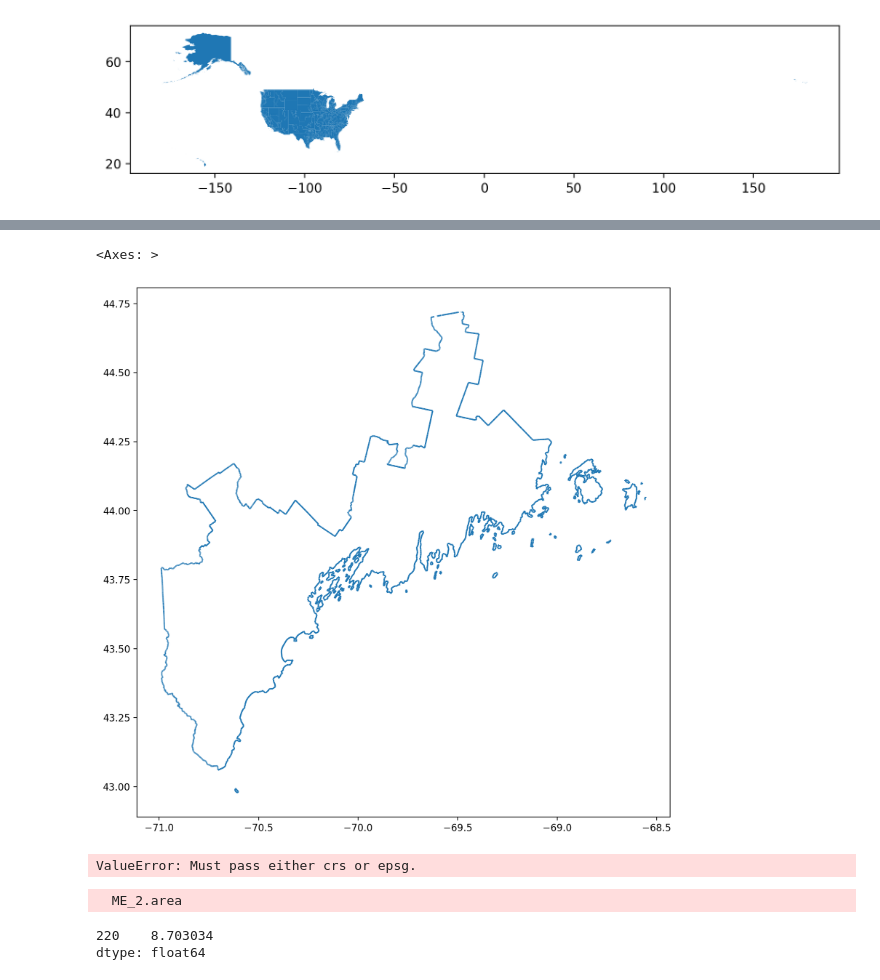
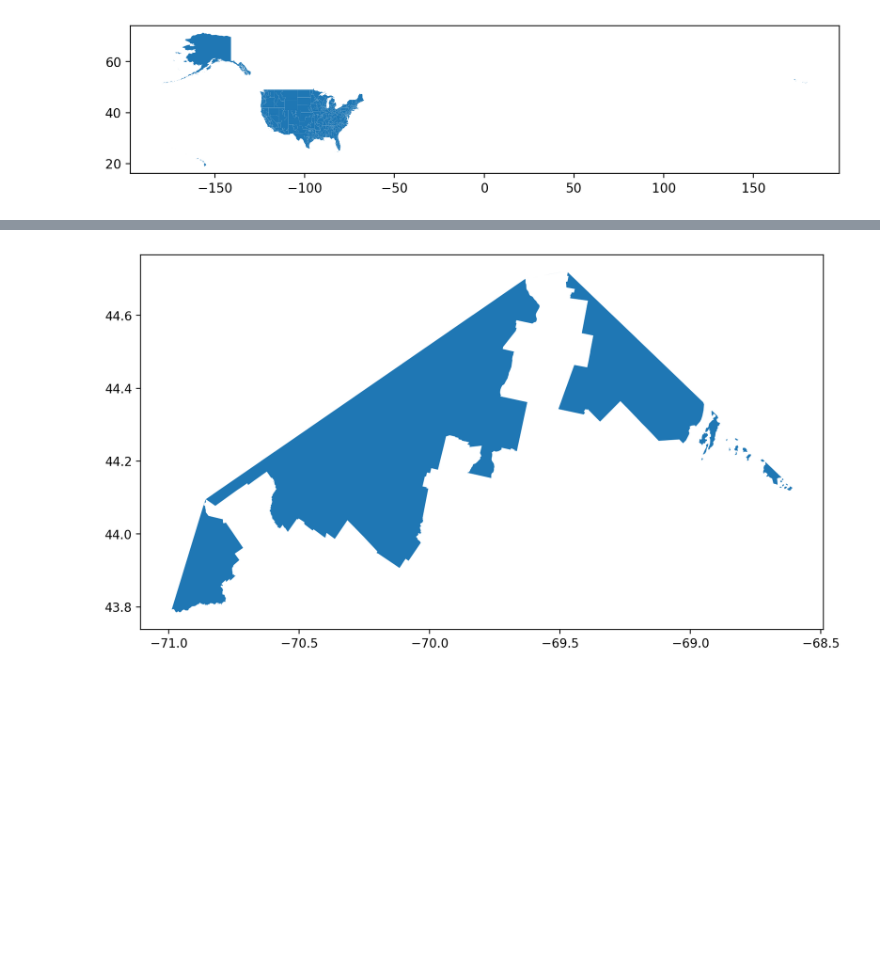
Before and after one commit to maia-pi/db_project, a Jupyter notebook: project.ipynb, the cells around one changed output, grey strips where cells are left out. Cells and saved outputs as stored; diff of their text form; code cells hidden in the pictures; blank space fills up the shorter version.

Commit message:
wrote function to compute convex hull for districts

```diff
--- a/project.ipynb
+++ b/project.ipynb
@@ -183,18 +163,45 @@ ME_1_sd.plot(figsize = (10, 10));
-# %%
-# remove area of the hull that doesnt overlap with the state
-ME_1_ov = ME_1_sd.intersection(ME)
-ME_1_ov.plot(figsize = (10,10))
-# %% [output]
-<Axes: >
-[figure, removed]
-# %%
-ME_crs = ME_1.to_crs()
-ME_crs.area
-# %% [output]
-ValueError: Must pass either crs or epsg.
-# %%
-ME_2.area
-# %% [output]
-  ME_2.area
-220    8.703034
-dtype: float64
+# %%
+# computing convex hull, ratio of convex hull area to district area
+
+# input state, district number
+
+# compute convex hull
+# state should not be a string, d should be a string
+# CAN I STREAMLINE THIS ENTRY?
+def comp_hull(state, d):
+    dist = state[state["DISTRICT"] == d]
+    hull = dist.convex_hull
+    return(hull)
+
+# plot convex hull
+def plot_hull(state, d):
+    hull = comp_hull(state, d)
+    hull.plot(figsize = (10,10))
+
+# compute area of convex hull outside of the district
+def hull_overlap(state, d):
+    dist = state[state["DISTRICT"] == d]
+    hull = dist.convex_hull
+    overlap = hull.difference(dist)
+    return(overlap)
+
+def plot_overlap(state, d):
+    overlap = hull_overlap(state, d)
+    overlap.plot(figsize = (10,10))
+
+def hull_intersection(state, d):
+    hull = hull_overlap(state, d)
+    hull_df = gpd.GeoDataFrame(geometry = hull)
+    intersection = gpd.overlay(state, hull_df, how="intersection", keep_geom_type = True)
+    return(intersection)
+
+def plot_intersection(state, d):
+    intersection = hull_intersection(state, d)
+    intersection.plot(figsize = (10, 10))
+
+# compute ratio
+# FIGURE OUT HOW TO DEAL WITH CRS ERRORS WHEN USING .AREA
+# %%
+plot_intersection(ME, "01")
+# %% [output]
+[figure, added]
```
Also changed, not shown: parts of 3 cells of this notebook.
